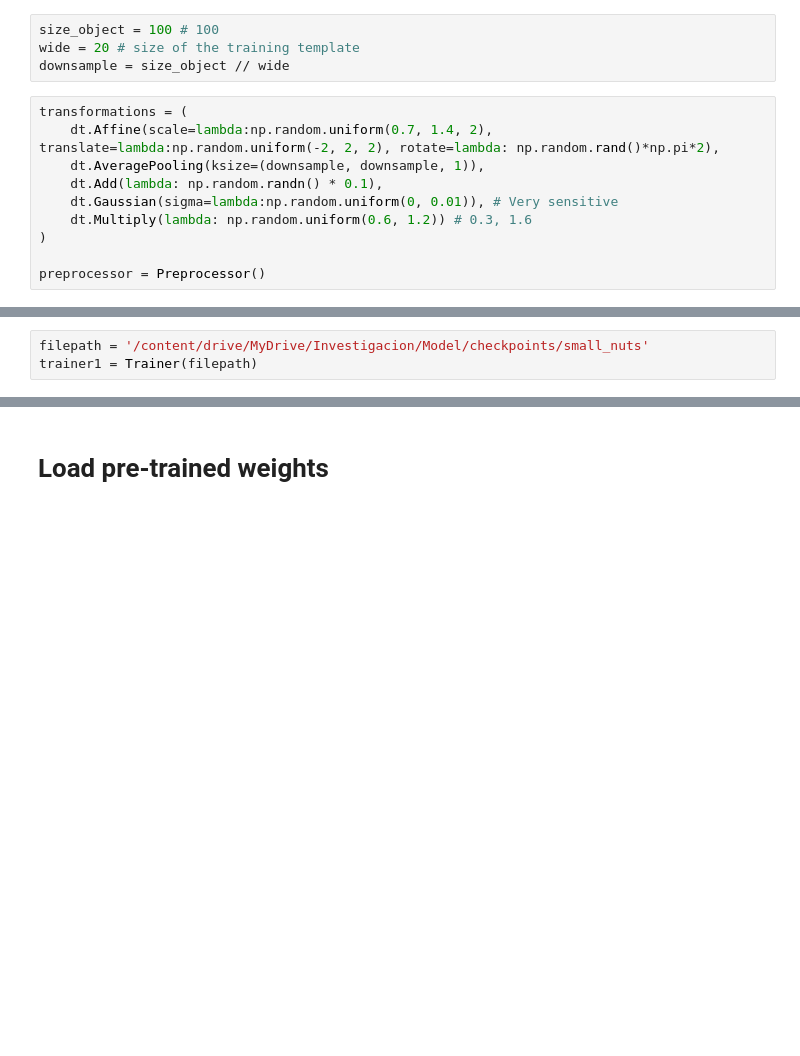
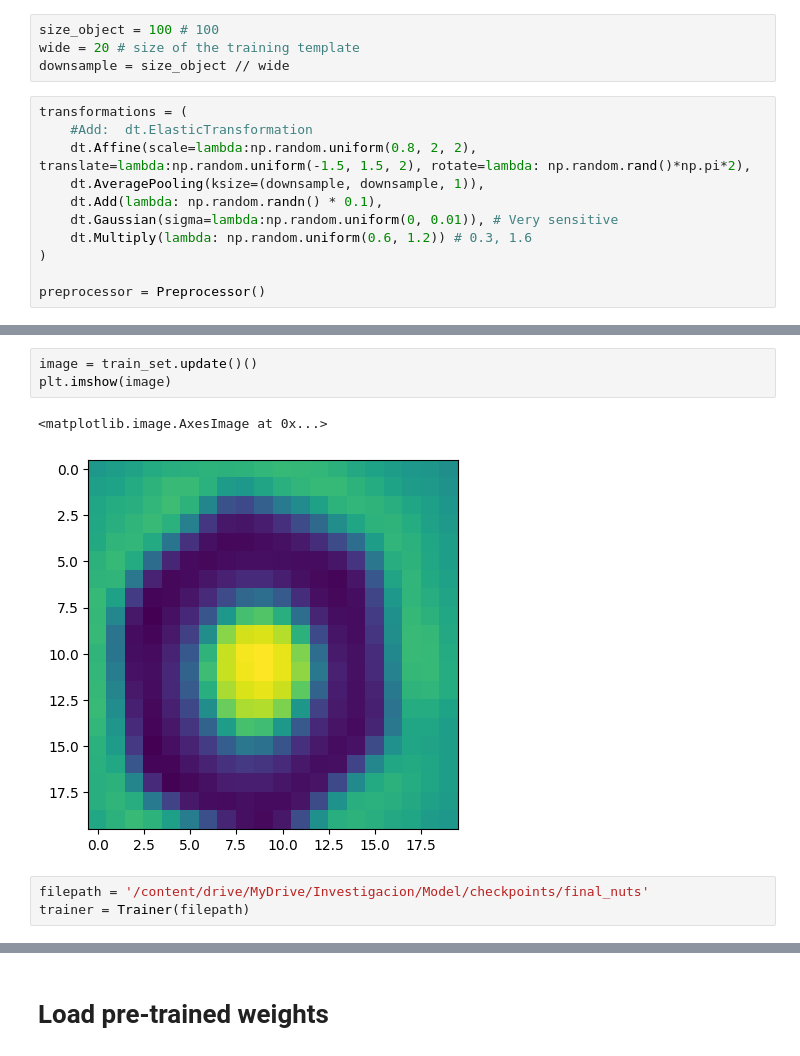
Before and after one commit to juanpb27/ssl_objects_detection, a Jupyter notebook: notebooks/3D_detection_and_counting.ipynb, the cells around one changed output, grey strips where cells are left out. Cells and saved outputs as stored; diff of their text form; blank space fills up the shorter version.

```diff
--- a/notebooks/3D_detection_and_counting.ipynb
+++ b/notebooks/3D_detection_and_counting.ipynb
@@ -309,7 +310,8 @@ wide = 20 # size of the training template
 downsample = size_object // wide
 # %%
 transformations = (
-    dt.Affine(scale=lambda:np.random.uniform(0.7, 1.4, 2), translate=lambda:np.random.uniform(-2, 2, 2), rotate=lambda: np.random.rand()*np.pi*2),
+    #Add:  dt.ElasticTransformation
+    dt.Affine(scale=lambda:np.random.uniform(0.8, 2, 2), translate=lambda:np.random.uniform(-1.5, 1.5, 2), rotate=lambda: np.random.rand()*np.pi*2),
     dt.AveragePooling(ksize=(downsample, downsample, 1)),
     dt.Add(lambda: np.random.randn() * 0.1),
     dt.Gaussian(sigma=lambda:np.random.uniform(0, 0.01)), # Very sensitive
@@ -333,4 +335,10 @@ train_set = preprocessor.create_train_data(crop, transformations)
+# %%
+image = train_set.update()()
+plt.imshow(image)
+# %% [output]
+<matplotlib.image.AxesImage at 0x...>
+[figure, added]
 # %%
-filepath = '/content/drive/MyDrive/Investigacion/Model/checkpoints/small_nuts'
-trainer1 = Trainer(filepath)
+filepath = '/content/drive/MyDrive/Investigacion/Model/checkpoints/final_nuts'
+trainer = Trainer(filepath)
 # %%
```
Also changed, not shown: parts of 14 cells of this notebook, 4 other files.
